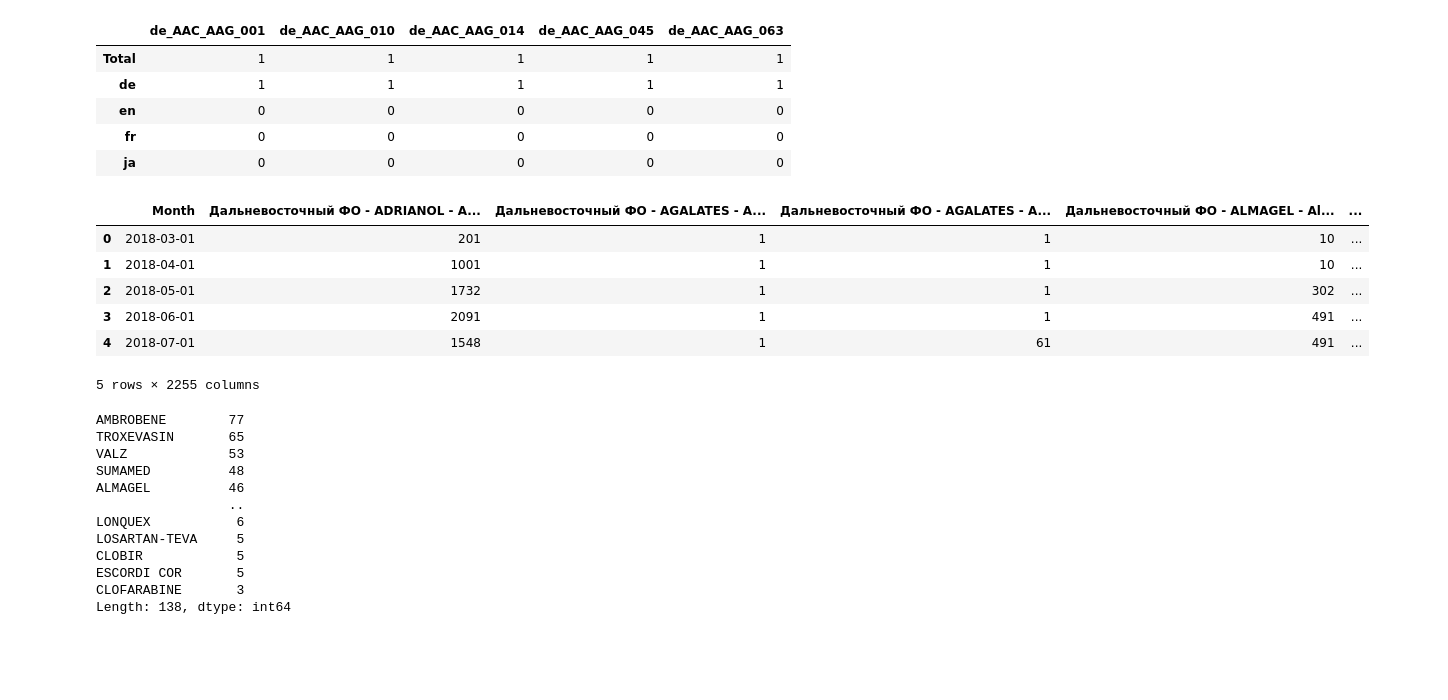
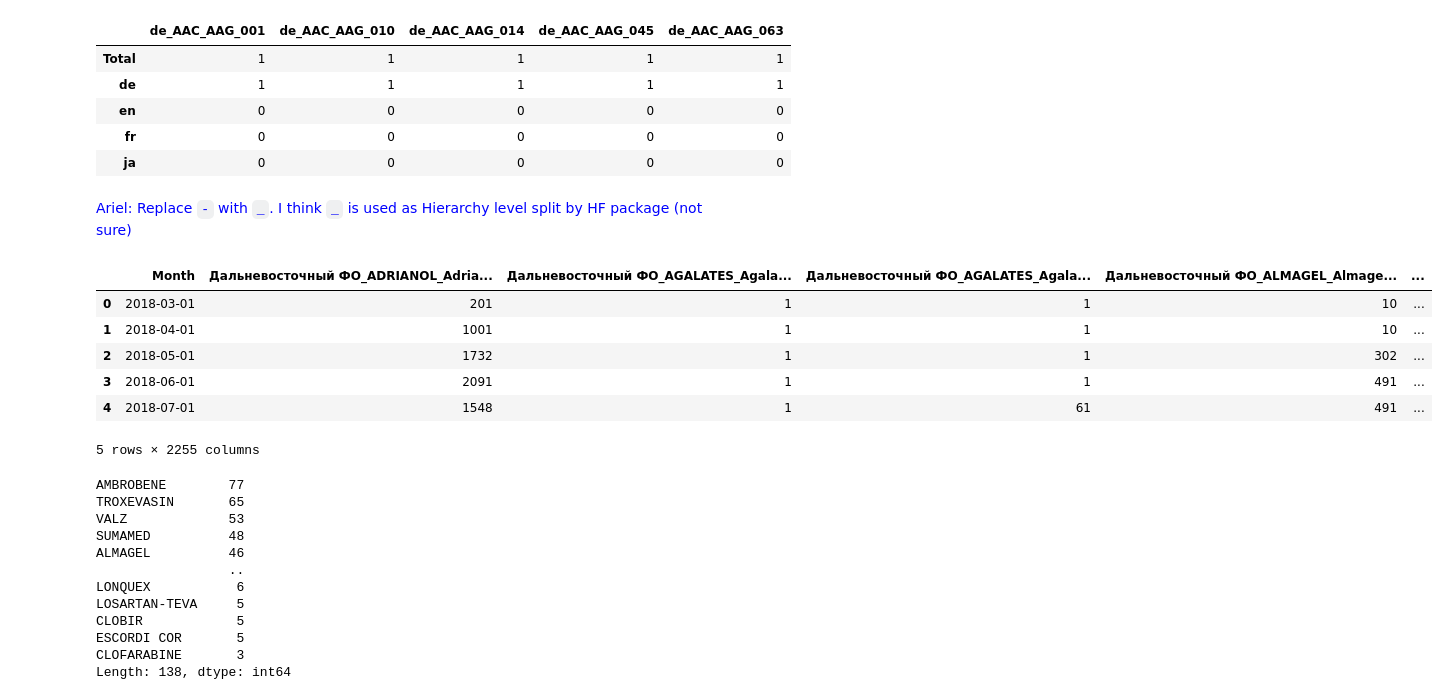
Before and after one commit to ariellubonja/hierarchical-time-series, a Jupyter notebook: hierarchical_ts.ipynb, the cells around one changed output. Drawn from its saved outputs; the diff is of its cells as text; code cells hidden in the pictures; blank space fills up the shorter version.

```diff
--- a/hierarchical_ts.ipynb
+++ b/hierarchical_ts.ipynb
@@ -1,3 +1,5 @@
+# %%
+hierarchy_level_delimiter = '_'
 # %% [markdown]
 # Non-Negative MinTrace
 # %% [markdown]
@@ -45,20 +47,23 @@ S_df.iloc[:5, :5]
 | en | 0 | 0 | 0 | 0 | 0 |
 | fr | 0 | 0 | 0 | 0 | 0 |
 | ja | 0 | 0 | 0 | 0 | 0 |
+# %% [markdown]
+<font color='blue'>Ariel: Replace ` - ` with `_`. I think `_` is used as Hierarchy level split by HF package (not sure)</font>
 # %%
-df = pd.read_excel('data/Quarterly_smoothing.xlsx')#, index_col=0)
-#df = pd.read_excel('data/Quarterly_smoothing.xlsx')#, index_col=0)
+df = pd.read_excel('data/Quarterly_smoothing.xlsx')#.iloc[:,:5]#, index_col=0)
+
+df.columns = df.columns.str.replace(' - ', hierarchy_level_delimiter)
 
 save_shape = df.shape
 #df = df.loc[:, (df != 0).all()]
 
 #print("Removed", save_shape[1] - df.shape[1], "Columns with at least one 0 in them")
 # adding 1 unit everywhere
 for c in df.columns[1:]:
   df[c] = df[c]+1
 df.head()
 # %% [output]
-|  | Month | Дальневосточный ФО - ADRIANOL - A... | Дальневосточный ФО - AGALATES - A... | Дальневосточный ФО - AGALATES - A... | Дальневосточный ФО - ALMAGEL - Al... | ... |
+|  | Month | Дальневосточный ФО_ADRIANOL_Adria... | Дальневосточный ФО_AGALATES_Agala... | Дальневосточный ФО_AGALATES_Agala... | Дальневосточный ФО_ALMAGEL_Almage... | ... |
 | 0 | 2018-03-01 | 201 | 1 | 1 | 10 | ... |
 | 1 | 2018-04-01 | 1001 | 1 | 1 | 10 | ... |
 | 2 | 2018-05-01 | 1732 | 1 | 1 | 302 | ... |
```
Also changed, not shown: parts of 32 cells of this notebook.
